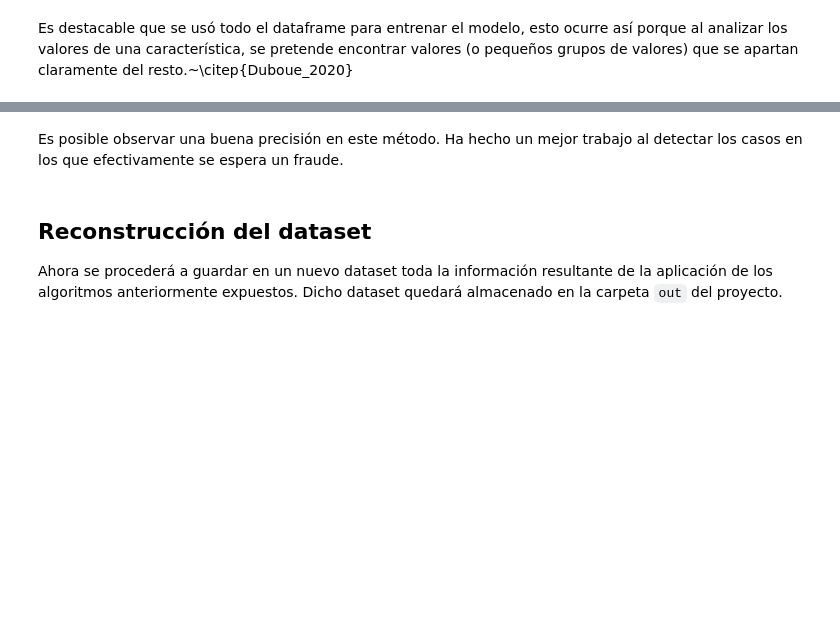
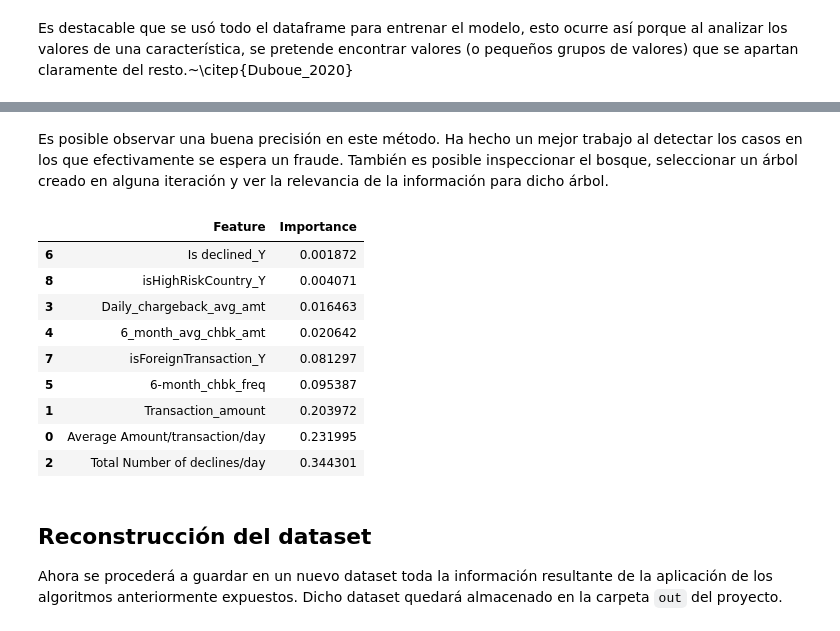
Before and after one commit to genomorro/unir, a Jupyter notebook: main.ipynb, the cells around one changed output, grey strips where cells are left out. Drawn from its saved outputs; the diff is of its cells as text; code cells hidden in the pictures; blank space fills up the shorter version.

Commit message:
Add importance features for a tree in the forest

```diff
--- a/main.ipynb
+++ b/main.ipynb
@@ -265,5 +265,19 @@ Accuracy:  0.9512195121951219
-# %% [markdown]
-Es posible observar una buena precisión en este método. Ha hecho un mejor trabajo al detectar los casos en los que efectivamente se espera un fraude.
+# %% [markdown]
+Es posible observar una buena precisión en este método. Ha hecho un mejor trabajo al detectar los casos en los que efectivamente se espera un fraude. También es posible inspeccionar el bosque, seleccionar un árbol creado en alguna iteración y ver la relevancia de la información para dicho árbol.
+# %%
+pd.DataFrame({"Feature": ifc.feature_names_in_,
+ "Importance": ifc.estimators_[9950].feature_importances_}).sort_values("Importance")
+# %% [output]
+|  | Feature | Importance |
+| 6 | Is declined_Y | 0.001872 |
+| 8 | isHighRiskCountry_Y | 0.004071 |
+| 3 | Daily_chargeback_avg_amt | 0.016463 |
+| 4 | 6_month_avg_chbk_amt | 0.020642 |
+| 7 | isForeignTransaction_Y | 0.081297 |
+| 5 | 6-month_chbk_freq | 0.095387 |
+| 1 | Transaction_amount | 0.203972 |
+| 0 | Average Amount/transaction/day | 0.231995 |
+| 2 | Total Number of declines/day | 0.344301 |
 # %% [markdown]
 ## Reconstrucción del dataset
 
```
Also changed, not shown: parts of 3 cells of this notebook, 1 other file.
